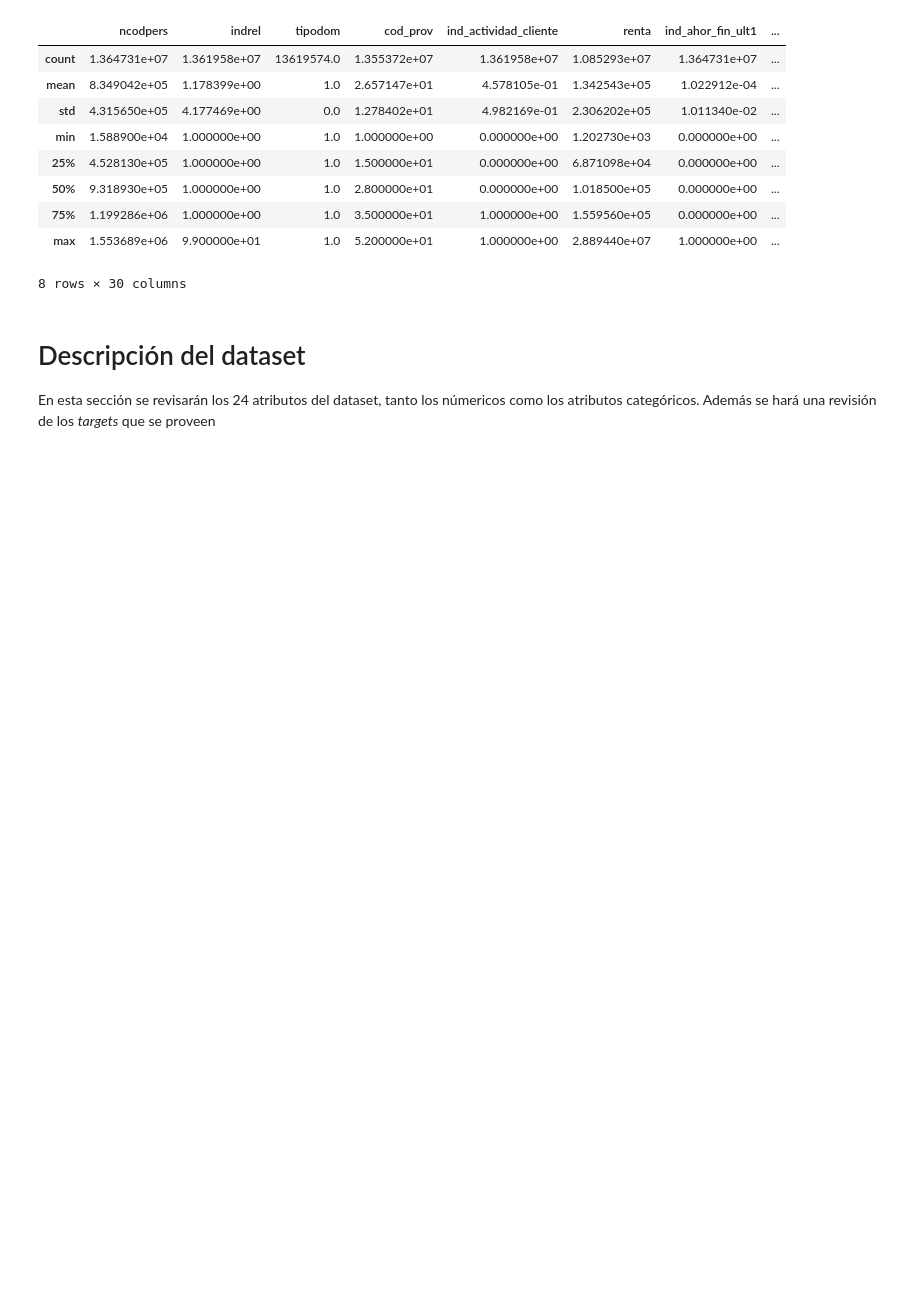
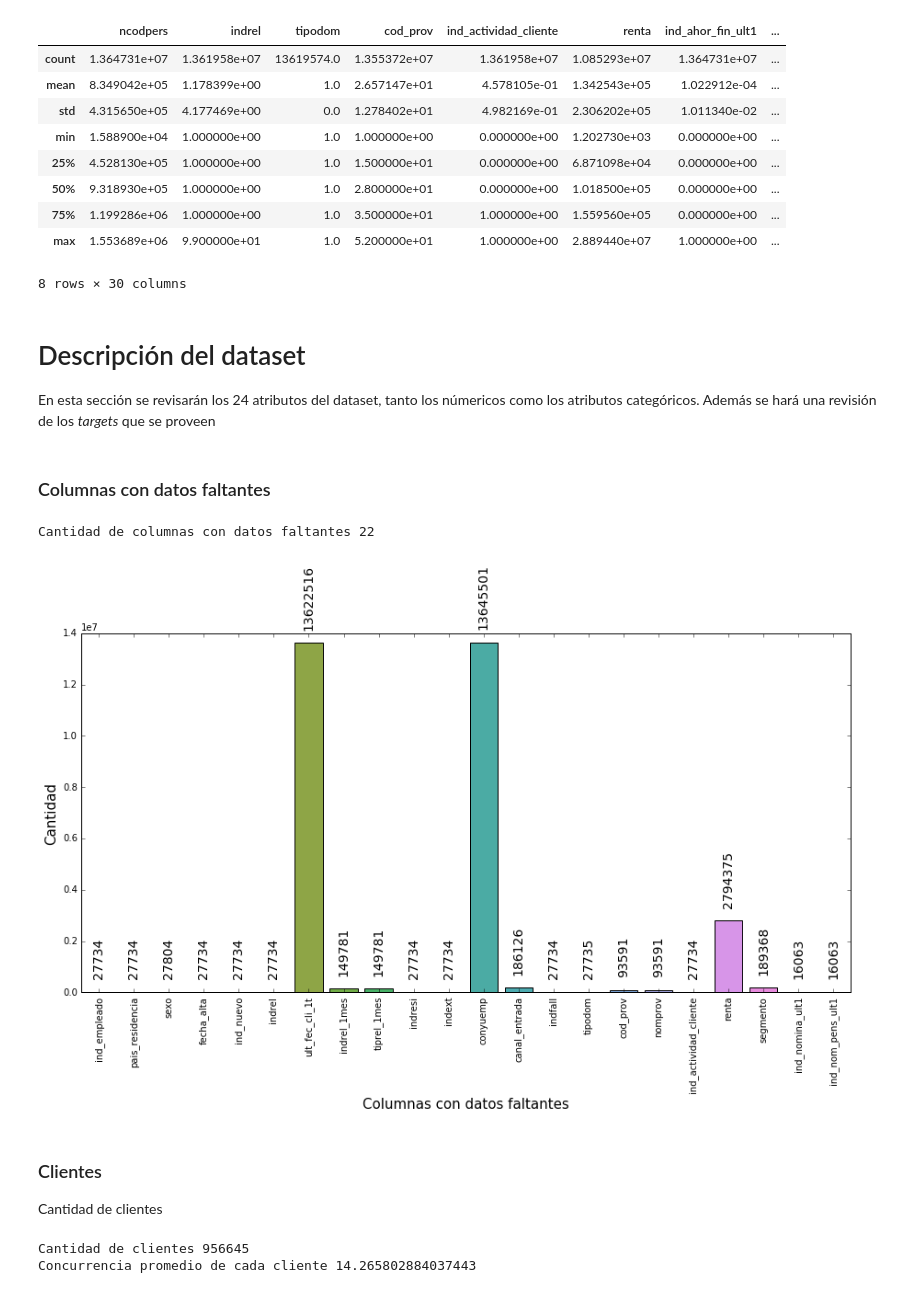
Before and after one commit to sergioml/degree_project, a Jupyter notebook: data_exploration.ipynb, the cells around one changed output. Cells and saved outputs as stored; diff of their text form; code cells hidden in the pictures; blank space fills up the shorter version.

Commit message:
Se añadieron más columnas

```diff
--- a/data_exploration.ipynb
+++ b/data_exploration.ipynb
@@ -57,3 +61,34 @@ df.describe()
 # Descripción del dataset
 
 En esta sección se revisarán los 24 atributos del dataset, tanto los númericos como los atributos categóricos. Además se hará una revisión de los *targets* que se proveen
+# %% [markdown]
+### Columnas con datos faltantes
+# %%
+missing = list(df.isnull().any())
+# %%
+missing_cols = [col for i, col in enumerate(df.columns) if missing[i]]
+missing_vals = [val for val in sum(df.isnull().values * 1) if val > 0]
+# %%
+print("Cantidad de columnas con datos faltantes", len(missing_cols))
+# %% [output]
+Cantidad de columnas con datos faltantes 22
+# %%
+plt.figure(figsize=(15, 7))
+graph = sns.barplot(missing_cols, missing_vals)
+plt.xticks(rotation='vertical')
+plt.ylabel('Cantidad', size=15)
+plt.xlabel('Columnas con datos faltantes', size=15)
+for i in range(len(missing_cols)):
+    graph.text(i, missing_vals[i] + 500000, missing_vals[i], ha='center', va='bottom', rotation='vertical', size=14)
+# %% [output]
+[figure, added]
+# %% [markdown]
+### Clientes
+Cantidad de clientes
+# %%
+cant_customers = len(df.ncodpers.unique())
+print("Cantidad de clientes", cant_customers)
+print("Concurrencia promedio de cada cliente", df.shape[0]/cant_customers)
+# %% [output]
+Cantidad de clientes 956645
+Concurrencia promedio de cada cliente 14.265802884037443
```
Also changed, not shown: parts of 17 cells of this notebook, 1 other file.
